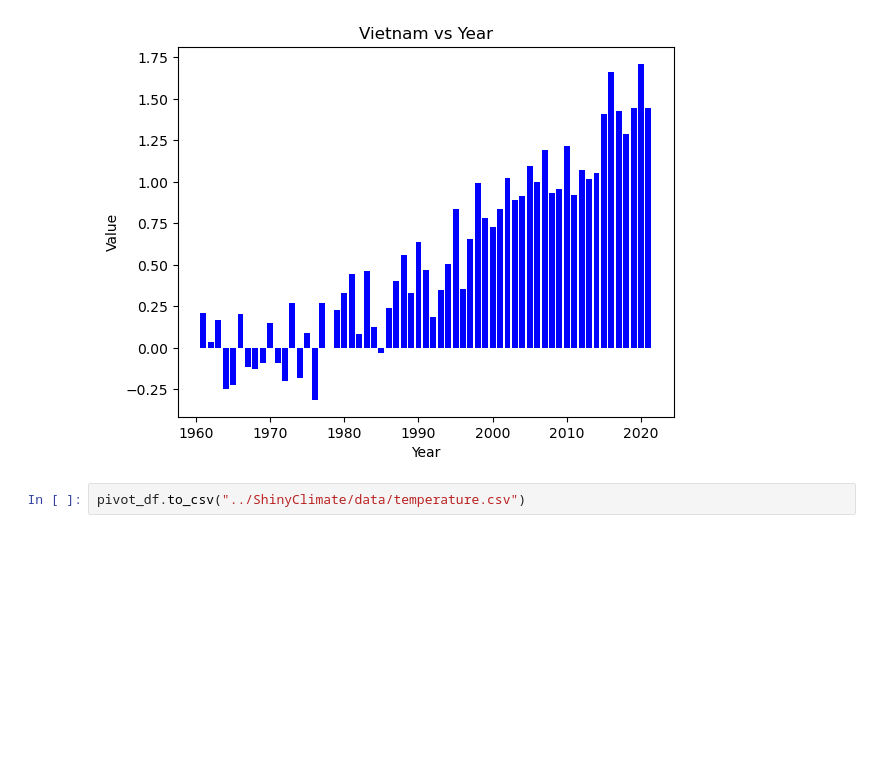
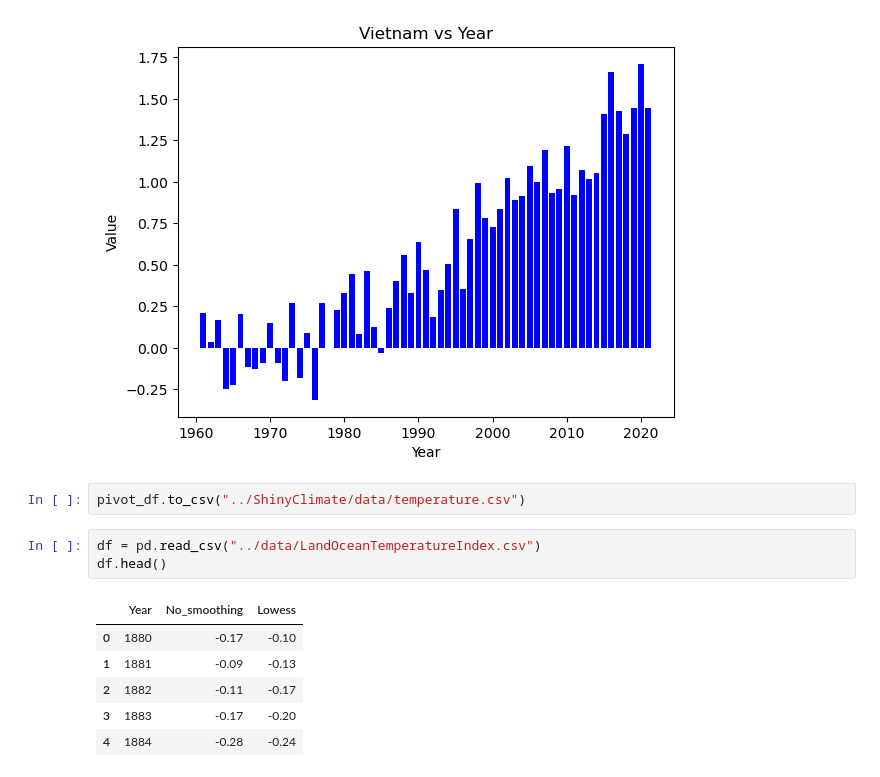
Before and after one commit to sourish33/ClimateChangeAnalysis, a Jupyter notebook: notebooks/analysis.ipynb, the cells around one changed output. Drawn from its saved outputs; the diff is of its cells as text; blank space fills up the shorter version.

```diff
--- a/notebooks/analysis.ipynb
+++ b/notebooks/analysis.ipynb
@@ -178,3 +178,13 @@ plt.show()
 [figure]
 # %%
 pivot_df.to_csv("../ShinyClimate/data/temperature.csv")
+# %%
+df = pd.read_csv("../data/LandOceanTemperatureIndex.csv")
+df.head()
+# %% [output]
+|  | Year | No_smoothing | Lowess |
+| 0 | 1880 | -0.17 | -0.10 |
+| 1 | 1881 | -0.09 | -0.13 |
+| 2 | 1882 | -0.11 | -0.17 |
+| 3 | 1883 | -0.17 | -0.20 |
+| 4 | 1884 | -0.28 | -0.24 |
```
Also changed, not shown: parts of 2 cells of this notebook, 9 other files.
